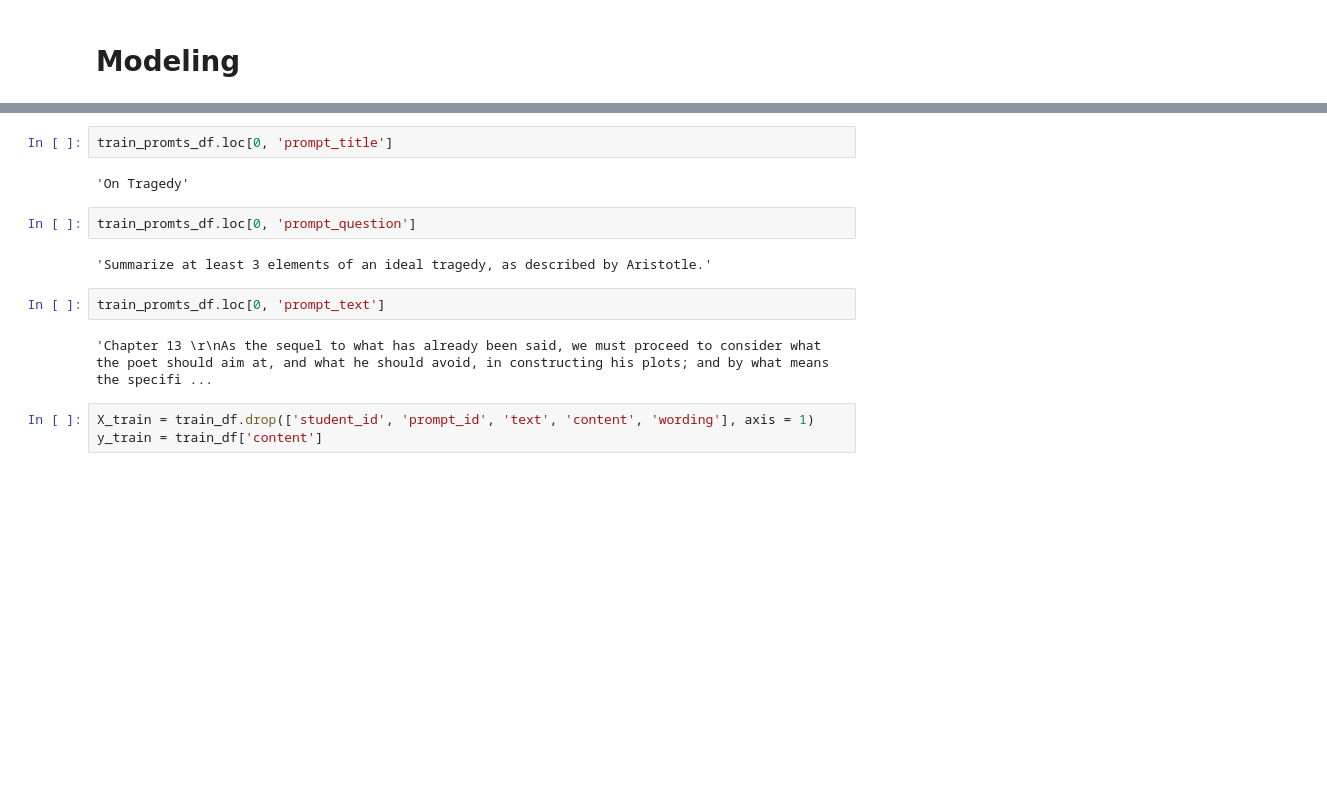
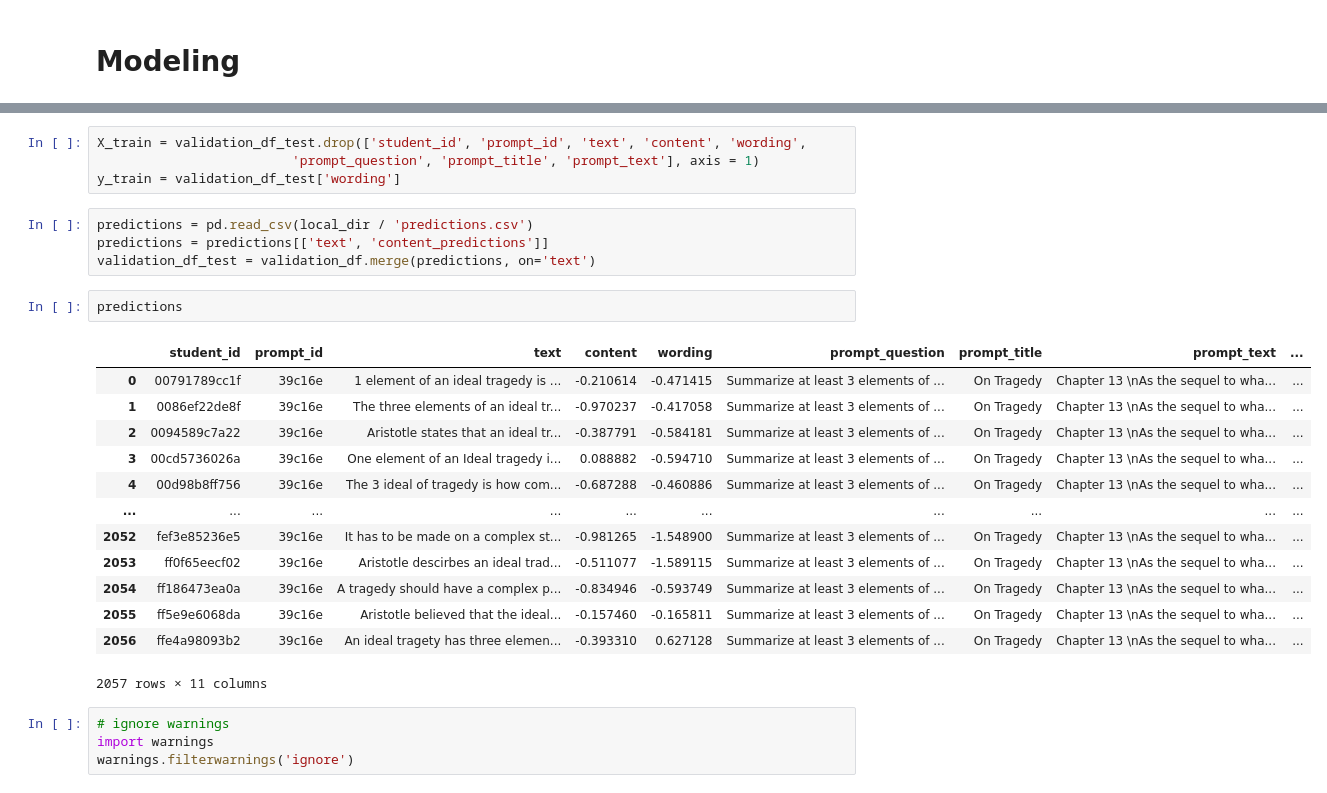
Before and after one commit to ClayGendron/commonlit-evaluate-student-summaries-kaggle, a Jupyter notebook: clay.ipynb, the cells around one changed output, grey strips where cells are left out. Cells and saved outputs as stored; diff of their text form; blank space fills up the shorter version.

```diff
--- a/clay.ipynb
+++ b/clay.ipynb
@@ -249,16 +693,29 @@ train_promts_df
-# %%
-train_promts_df.loc[0, 'prompt_title']
-# %% [output]
-'On Tragedy'
-# %%
-train_promts_df.loc[0, 'prompt_question']
-# %% [output]
-'Summarize at least 3 elements of an ideal tragedy, as described by Aristotle.'
-# %%
-train_promts_df.loc[0, 'prompt_text']
-# %% [output]
-'Chapter 13 \r\nAs the sequel to what has already been said, we must proceed to consider what the poet should aim at, and what he should avoid, in constructing his plots; and by what means the specifi ...
 # %%
-X_train = train_df.drop(['student_id', 'prompt_id', 'text', 'content', 'wording'], axis = 1)
-y_train = train_df['content']
+X_train = validation_df_test.drop(['student_id', 'prompt_id', 'text', 'content', 'wording',
+                         'prompt_question', 'prompt_title', 'prompt_text'], axis = 1)
+y_train = validation_df_test['wording']
+# %%
+predictions = pd.read_csv(local_dir / 'predictions.csv')
+predictions = predictions[['text', 'content_predictions']]
+validation_df_test = validation_df.merge(predictions, on='text')
+# %%
+predictions
+# %% [output]
+|  | student_id | prompt_id | text | content | wording | prompt_question | prompt_title | prompt_text | ... |
+| 0 | 00791789cc1f | 39c16e | 1 element of an ideal tragedy is ... | -0.210614 | -0.471415 | Summarize at least 3 elements of ... | On Tragedy | Chapter 13 \nAs the sequel to wha... | ... |
+| 1 | 0086ef22de8f | 39c16e | The three elements of an ideal tr... | -0.970237 | -0.417058 | Summarize at least 3 elements of ... | On Tragedy | Chapter 13 \nAs the sequel to wha... | ... |
+| 2 | 0094589c7a22 | 39c16e | Aristotle states that an ideal tr... | -0.387791 | -0.584181 | Summarize at least 3 elements of ... | On Tragedy | Chapter 13 \nAs the sequel to wha... | ... |
+| 3 | 00cd5736026a | 39c16e | One element of an Ideal tragedy i... | 0.088882 | -0.594710 | Summarize at least 3 elements of ... | On Tragedy | Chapter 13 \nAs the sequel to wha... | ... |
+| 4 | 00d98b8ff756 | 39c16e | The 3 ideal of tragedy is how com... | -0.687288 | -0.460886 | Summarize at least 3 elements of ... | On Tragedy | Chapter 13 \nAs the sequel to wha... | ... |
+| ... | ... | ... | ... | ... | ... | ... | ... | ... | ... |
+| 2052 | fef3e85236e5 | 39c16e | It has to be made on a complex st... | -0.981265 | -1.548900 | Summarize at least 3 elements of ... | On Tragedy | Chapter 13 \nAs the sequel to wha... | ... |
+| 2053 | ff0f65eecf02 | 39c16e | Aristotle descirbes an ideal trad... | -0.511077 | -1.589115 | Summarize at least 3 elements of ... | On Tragedy | Chapter 13 \nAs the sequel to wha... | ... |
+| 2054 | ff186473ea0a | 39c16e | A tragedy should have a complex p... | -0.834946 | -0.593749 | Summarize at least 3 elements of ... | On Tragedy | Chapter 13 \nAs the sequel to wha... | ... |
+| 2055 | ff5e9e6068da | 39c16e | Aristotle believed that the ideal... | -0.157460 | -0.165811 | Summarize at least 3 elements of ... | On Tragedy | Chapter 13 \nAs the sequel to wha... | ... |
+| 2056 | ffe4a98093b2 | 39c16e | An ideal tragety has three elemen... | -0.393310 | 0.627128 | Summarize at least 3 elements of ... | On Tragedy | Chapter 13 \nAs the sequel to wha... | ... |
+2057 rows × 11 columns
+# %%
+# ignore warnings
+import warnings
+warnings.filterwarnings('ignore')
 # %%
```
Also changed, not shown: parts of 51 cells of this notebook, 11 other files.
